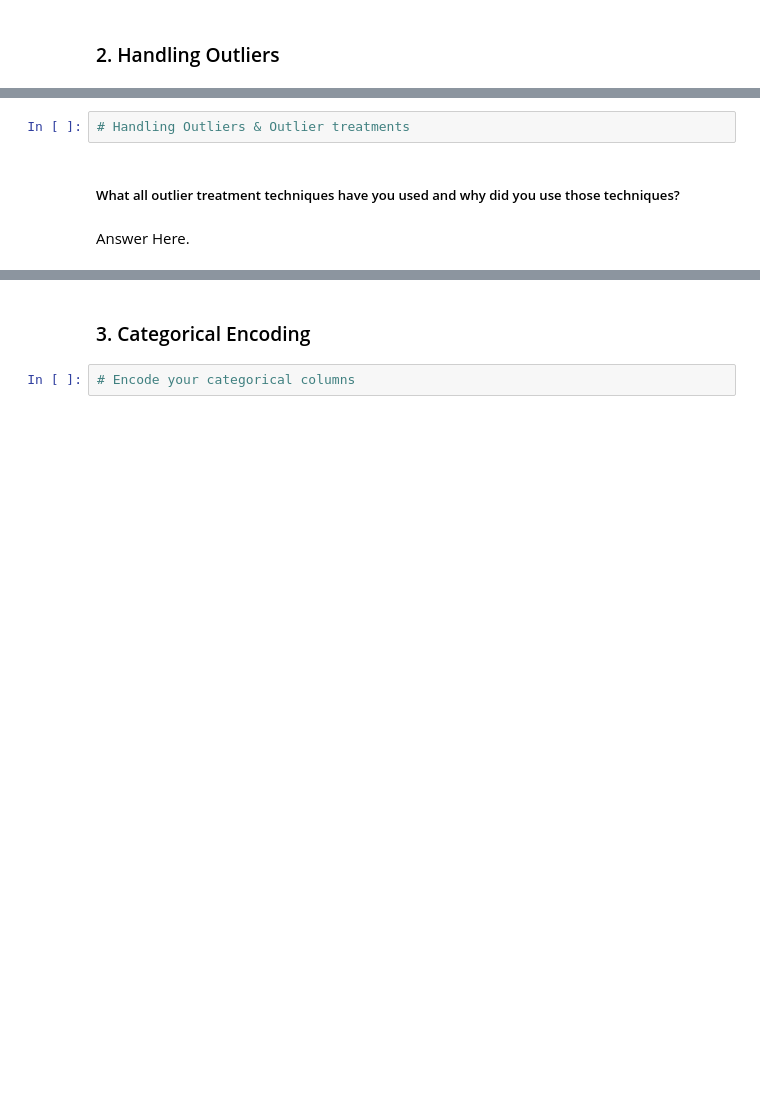
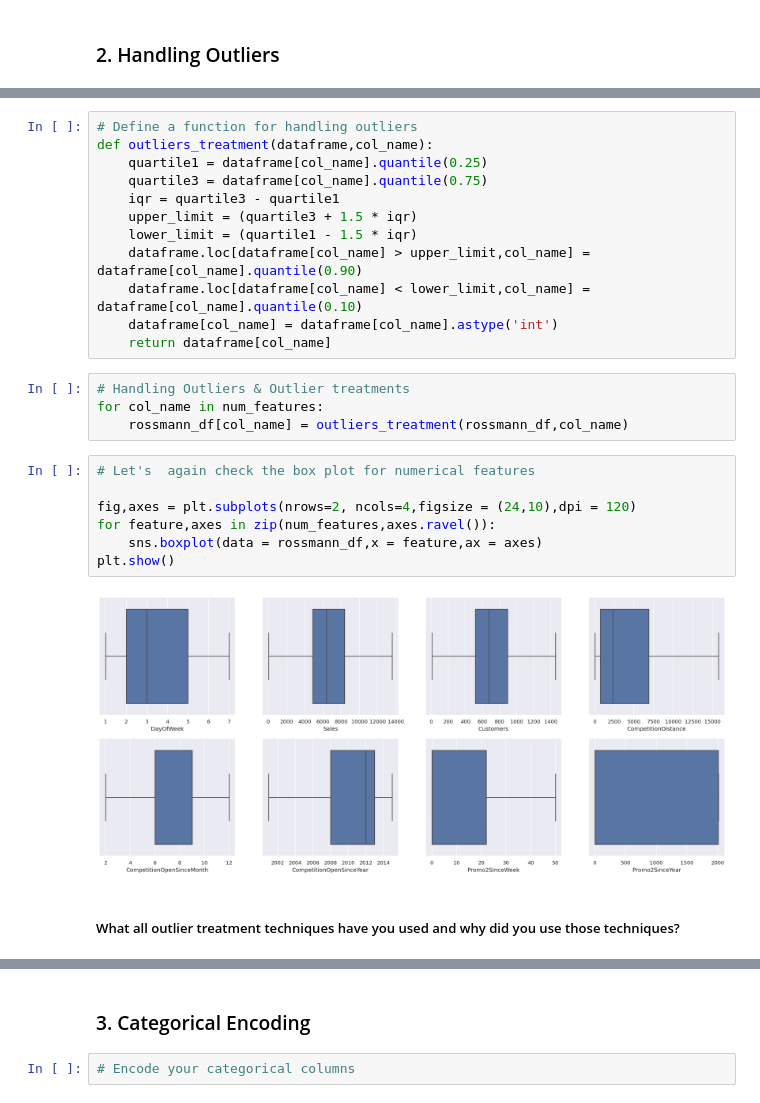
Before and after one commit to abhijain1216/Retail-Sales-Prediction-Regression-Project, a Jupyter notebook: Retail_Sales_Prediction_Regression_Project.ipynb, the cells around one changed output, grey strips where cells are left out. Drawn from its saved outputs; the diff is of its cells as text; blank space fills up the shorter version.

```diff
--- a/Retail_Sales_Prediction_Regression_Project.ipynb
+++ b/Retail_Sales_Prediction_Regression_Project.ipynb
@@ -1360,6 +1454,27 @@ Answer Here.
+# %%
+# Define a function for handling outliers
+def outliers_treatment(dataframe,col_name):
+    quartile1 = dataframe[col_name].quantile(0.25)
+    quartile3 = dataframe[col_name].quantile(0.75)
+    iqr = quartile3 - quartile1
+    upper_limit = (quartile3 + 1.5 * iqr)
+    lower_limit = (quartile1 - 1.5 * iqr)
+    dataframe.loc[dataframe[col_name] > upper_limit,col_name] = dataframe[col_name].quantile(0.90)
+    dataframe.loc[dataframe[col_name] < lower_limit,col_name] = dataframe[col_name].quantile(0.10)
+    dataframe[col_name] = dataframe[col_name].astype('int')
+    return dataframe[col_name]
 # %%
 # Handling Outliers & Outlier treatments
+for col_name in num_features:
+    rossmann_df[col_name] = outliers_treatment(rossmann_df,col_name)
+# %%
+# Let's  again check the box plot for numerical features
+
+fig,axes = plt.subplots(nrows=2, ncols=4,figsize = (24,10),dpi = 120)
+for feature,axes in zip(num_features,axes.ravel()):
+    sns.boxplot(data = rossmann_df,x = feature,ax = axes)
+plt.show()
+# %% [output]
+[figure, added]
 # %% [markdown]
 ##### What all outlier treatment techniques have you used and why did you use those techniques?
-# %% [markdown]
-Answer Here.
```
Also changed, not shown: parts of 12 cells of this notebook.
